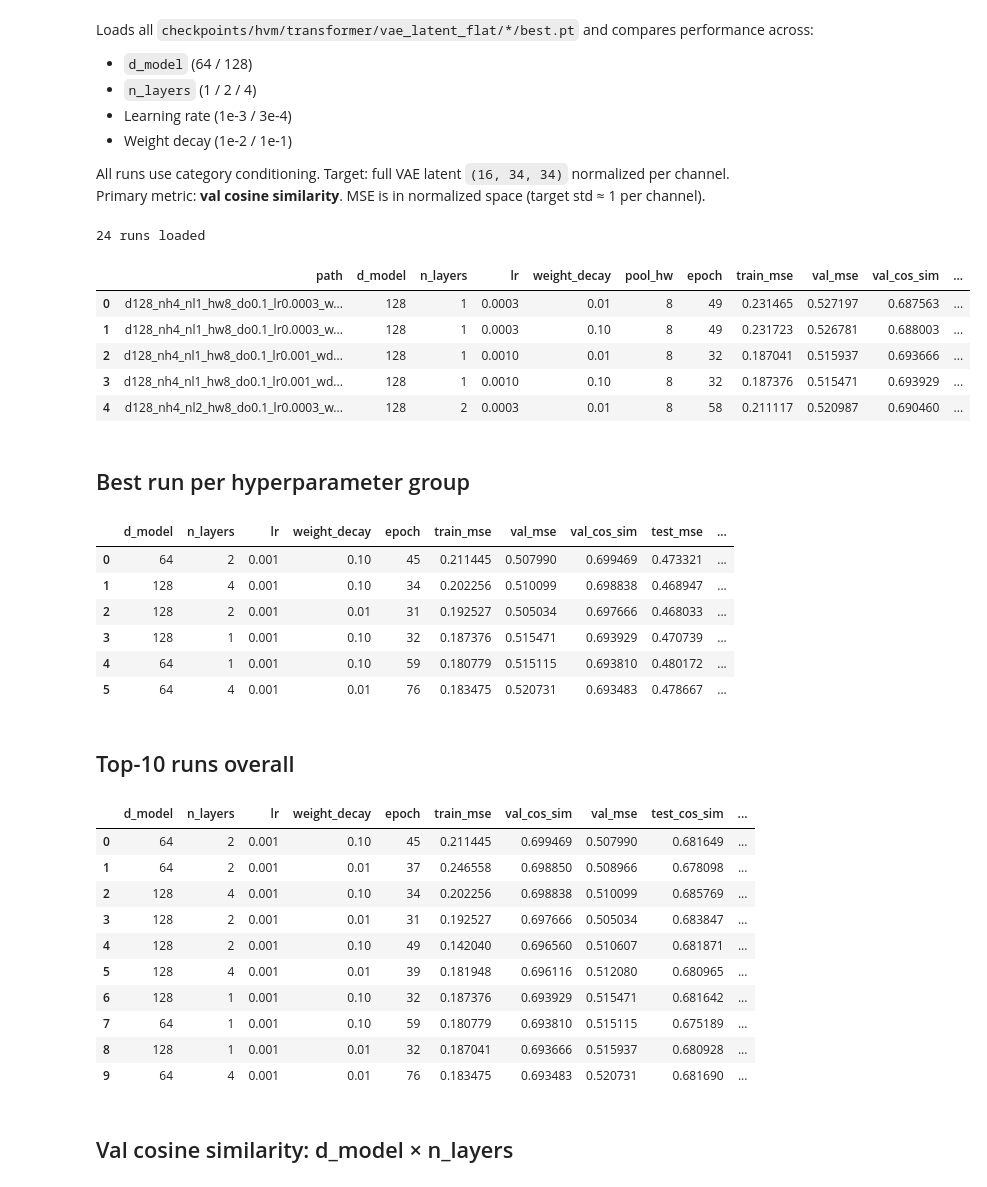
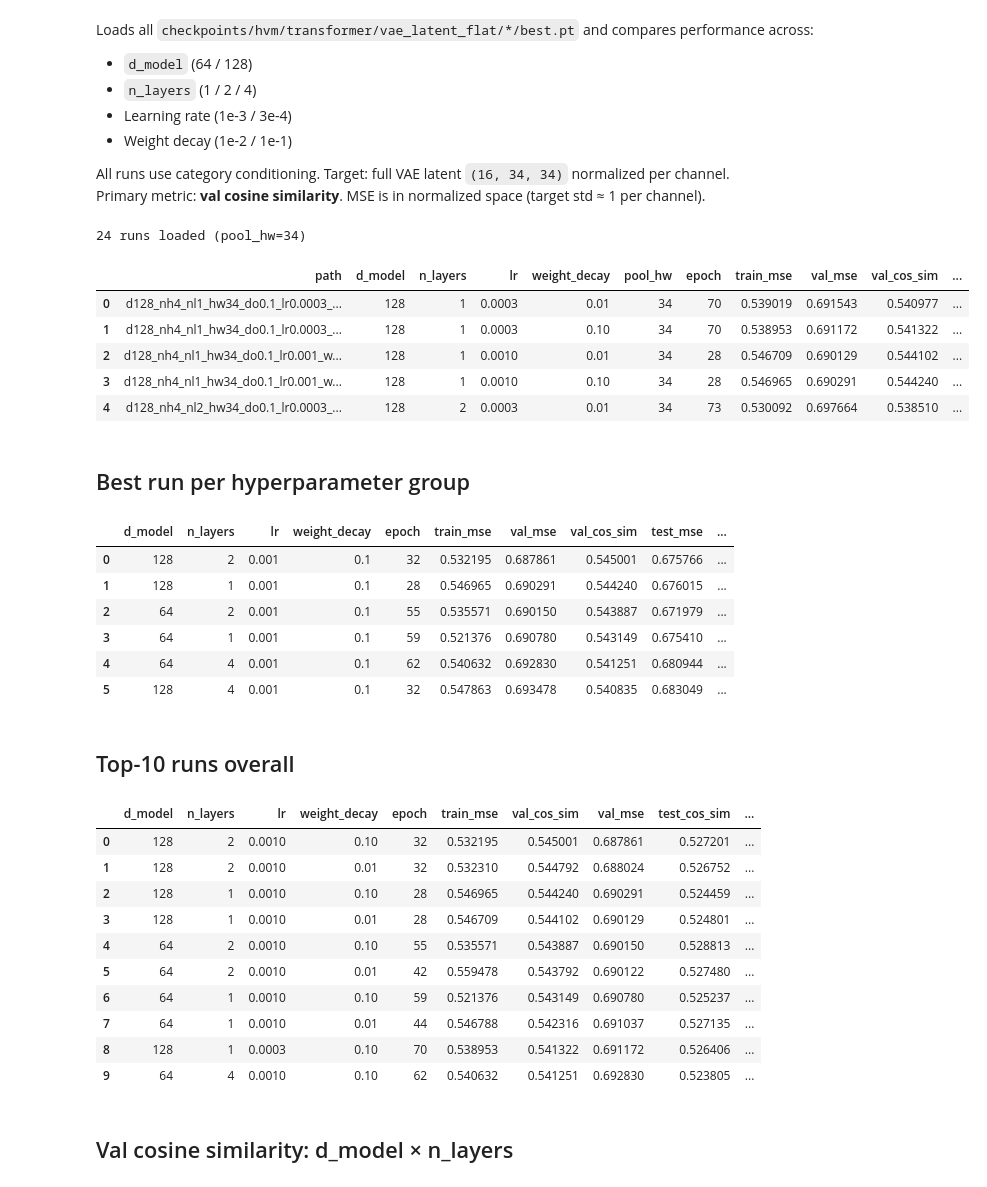
Before and after one commit to YAOJaredz/NeurObjectGen, a Jupyter notebook: notebooks/sweep_hvm_latent_results.ipynb, the cells around one changed output. Drawn from its saved outputs; the diff is of its cells as text; code cells hidden in the pictures.

```diff
--- a/notebooks/sweep_hvm_latent_results.ipynb
+++ b/notebooks/sweep_hvm_latent_results.ipynb
@@ -22,6 +22,7 @@ sys.path.insert(0, '..')
 from config_const import CHECKPOINT_DIR
 
 CKPT_ROOT = CHECKPOINT_DIR / 'hvm' / 'transformer' / 'vae_latent_flat'
+TARGET_POOL_HW = 34  # full HVM VAE resolution — change to 8 to view pooled-latent runs
 
 rows = []
 for pt in tqdm(sorted(CKPT_ROOT.rglob('best.pt'))):
@@ -30,41 +31,41 @@ for pt in tqdm(sorted(CKPT_ROOT.rglob('best.pt'))):
     except Exception as e:
         print(f'skip {pt}: {e}')
         continue
     if 'lat_mean' not in ckpt:  # skip legacy runs
         continue
     args = ckpt.get('args', {})
-    if args.get('pool_hw') is None:  # skip pre-pooling runs (out_dim=18496)
+    if args.get('pool_hw') != TARGET_POOL_HW:
         continue
     if 'metrics' not in ckpt:
         continue
     m = ckpt['metrics']
     tm = ckpt.get('test_metrics', {})
     rows.append({
         'path':         str(pt.parent.name),
         'd_model':      args.get('d_model'),
         'n_layers':     args.get('n_layers'),
         'lr':           args.get('lr'),
         'weight_decay': args.get('weight_decay'),
         'pool_hw':      args.get('pool_hw'),
         'epoch':        ckpt.get('epoch'),
         'train_mse':    m.get('train_mse'),
         'val_mse':      m.get('val_mse'),
         'val_cos_sim':  m.get('val_cos_sim'),
         'test_mse':     tm.get('test_mse'),
         'test_cos_sim': tm.get('test_cos_sim'),
     })
 
 df = pd.DataFrame(rows)
-print(f'{len(df)} runs loaded')
+print(f'{len(df)} runs loaded (pool_hw={TARGET_POOL_HW})')
 df.head()
 # %% [output]
-24 runs loaded
+24 runs loaded (pool_hw=34)
 |  | path | d_model | n_layers | lr | weight_decay | pool_hw | epoch | train_mse | val_mse | val_cos_sim | ... |
-| 0 | d128_nh4_nl1_hw8_do0.1_lr0.0003_w... | 128 | 1 | 0.0003 | 0.01 | 8 | 49 | 0.231465 | 0.527197 | 0.687563 | ... |
-| 1 | d128_nh4_nl1_hw8_do0.1_lr0.0003_w... | 128 | 1 | 0.0003 | 0.10 | 8 | 49 | 0.231723 | 0.526781 | 0.688003 | ... |
-| 2 | d128_nh4_nl1_hw8_do0.1_lr0.001_wd... | 128 | 1 | 0.0010 | 0.01 | 8 | 32 | 0.187041 | 0.515937 | 0.693666 | ... |
-| 3 | d128_nh4_nl1_hw8_do0.1_lr0.001_wd... | 128 | 1 | 0.0010 | 0.10 | 8 | 32 | 0.187376 | 0.515471 | 0.693929 | ... |
-| 4 | d128_nh4_nl2_hw8_do0.1_lr0.0003_w... | 128 | 2 | 0.0003 | 0.01 | 8 | 58 | 0.211117 | 0.520987 | 0.690460 | ... |
+| 0 | d128_nh4_nl1_hw34_do0.1_lr0.0003_... | 128 | 1 | 0.0003 | 0.01 | 34 | 70 | 0.539019 | 0.691543 | 0.540977 | ... |
+| 1 | d128_nh4_nl1_hw34_do0.1_lr0.0003_... | 128 | 1 | 0.0003 | 0.10 | 34 | 70 | 0.538953 | 0.691172 | 0.541322 | ... |
+| 2 | d128_nh4_nl1_hw34_do0.1_lr0.001_w... | 128 | 1 | 0.0010 | 0.01 | 34 | 28 | 0.546709 | 0.690129 | 0.544102 | ... |
+| 3 | d128_nh4_nl1_hw34_do0.1_lr0.001_w... | 128 | 1 | 0.0010 | 0.10 | 34 | 28 | 0.546965 | 0.690291 | 0.544240 | ... |
+| 4 | d128_nh4_nl2_hw34_do0.1_lr0.0003_... | 128 | 2 | 0.0003 | 0.01 | 34 | 73 | 0.530092 | 0.697664 | 0.538510 | ... |
 # %% [markdown]
 ## Best run per hyperparameter group
 # %%
@@ -81,12 +82,12 @@ summary = (
 display(summary)
 # %% [output]
 |  | d_model | n_layers | lr | weight_decay | epoch | train_mse | val_mse | val_cos_sim | test_mse | ... |
-| 0 | 64 | 2 | 0.001 | 0.10 | 45 | 0.211445 | 0.507990 | 0.699469 | 0.473321 | ... |
-| 1 | 128 | 4 | 0.001 | 0.10 | 34 | 0.202256 | 0.510099 | 0.698838 | 0.468947 | ... |
-| 2 | 128 | 2 | 0.001 | 0.01 | 31 | 0.192527 | 0.505034 | 0.697666 | 0.468033 | ... |
-| 3 | 128 | 1 | 0.001 | 0.10 | 32 | 0.187376 | 0.515471 | 0.693929 | 0.470739 | ... |
-| 4 | 64 | 1 | 0.001 | 0.10 | 59 | 0.180779 | 0.515115 | 0.693810 | 0.480172 | ... |
-| 5 | 64 | 4 | 0.001 | 0.01 | 76 | 0.183475 | 0.520731 | 0.693483 | 0.478667 | ... |
+| 0 | 128 | 2 | 0.001 | 0.1 | 32 | 0.532195 | 0.687861 | 0.545001 | 0.675766 | ... |
+| 1 | 128 | 1 | 0.001 | 0.1 | 28 | 0.546965 | 0.690291 | 0.544240 | 0.676015 | ... |
+| 2 | 64 | 2 | 0.001 | 0.1 | 55 | 0.535571 | 0.690150 | 0.543887 | 0.671979 | ... |
+| 3 | 64 | 1 | 0.001 | 0.1 | 59 | 0.521376 | 0.690780 | 0.543149 | 0.675410 | ... |
+| 4 | 64 | 4 | 0.001 | 0.1 | 62 | 0.540632 | 0.692830 | 0.541251 | 0.680944 | ... |
+| 5 | 128 | 4 | 0.001 | 0.1 | 32 | 0.547863 | 0.693478 | 0.540835 | 0.683049 | ... |
 # %% [markdown]
 ## Top-10 runs overall
 # %%
@@ -97,16 +98,16 @@ top_cols = [c for c in [
 display(df.sort_values('val_cos_sim', ascending=False)[top_cols].head(10).reset_index(drop=True))
 # %% [output]
 |  | d_model | n_layers | lr | weight_decay | epoch | train_mse | val_cos_sim | val_mse | test_cos_sim | ... |
-| 0 | 64 | 2 | 0.001 | 0.10 | 45 | 0.211445 | 0.699469 | 0.507990 | 0.681649 | ... |
-| 1 | 64 | 2 | 0.001 | 0.01 | 37 | 0.246558 | 0.698850 | 0.508966 | 0.678098 | ... |
-| 2 | 128 | 4 | 0.001 | 0.10 | 34 | 0.202256 | 0.698838 | 0.510099 | 0.685769 | ... |
-| 3 | 128 | 2 | 0.001 | 0.01 | 31 | 0.192527 | 0.697666 | 0.505034 | 0.683847 | ... |
-| 4 | 128 | 2 | 0.001 | 0.10 | 49 | 0.142040 | 0.696560 | 0.510607 | 0.681871 | ... |
-| 5 | 128 | 4 | 0.001 | 0.01 | 39 | 0.181948 | 0.696116 | 0.512080 | 0.680965 | ... |
-| 6 | 128 | 1 | 0.001 | 0.10 | 32 | 0.187376 | 0.693929 | 0.515471 | 0.681642 | ... |
-| 7 | 64 | 1 | 0.001 | 0.10 | 59 | 0.180779 | 0.693810 | 0.515115 | 0.675189 | ... |
-| 8 | 128 | 1 | 0.001 | 0.01 | 32 | 0.187041 | 0.693666 | 0.515937 | 0.680928 | ... |
-| 9 | 64 | 4 | 0.001 | 0.01 | 76 | 0.183475 | 0.693483 | 0.520731 | 0.681690 | ... |
+| 0 | 128 | 2 | 0.0010 | 0.10 | 32 | 0.532195 | 0.545001 | 0.687861 | 0.527201 | ... |
+| 1 | 128 | 2 | 0.0010 | 0.01 | 32 | 0.532310 | 0.544792 | 0.688024 | 0.526752 | ... |
+| 2 | 128 | 1 | 0.0010 | 0.10 | 28 | 0.546965 | 0.544240 | 0.690291 | 0.524459 | ... |
+| 3 | 128 | 1 | 0.0010 | 0.01 | 28 | 0.546709 | 0.544102 | 0.690129 | 0.524801 | ... |
+| 4 | 64 | 2 | 0.0010 | 0.10 | 55 | 0.535571 | 0.543887 | 0.690150 | 0.528813 | ... |
+| 5 | 64 | 2 | 0.0010 | 0.01 | 42 | 0.559478 | 0.543792 | 0.690122 | 0.527480 | ... |
+| 6 | 64 | 1 | 0.0010 | 0.10 | 59 | 0.521376 | 0.543149 | 0.690780 | 0.525237 | ... |
+| 7 | 64 | 1 | 0.0010 | 0.01 | 44 | 0.546788 | 0.542316 | 0.691037 | 0.527135 | ... |
+| 8 | 128 | 1 | 0.0003 | 0.10 | 70 | 0.538953 | 0.541322 | 0.691172 | 0.526406 | ... |
+| 9 | 64 | 4 | 0.0010 | 0.10 | 62 | 0.540632 | 0.541251 | 0.692830 | 0.523805 | ... |
 # %% [markdown]
 ## Val cosine similarity: d_model × n_layers
 # %%
```
Also changed, not shown: parts of 5 cells of this notebook, 3 other files.
